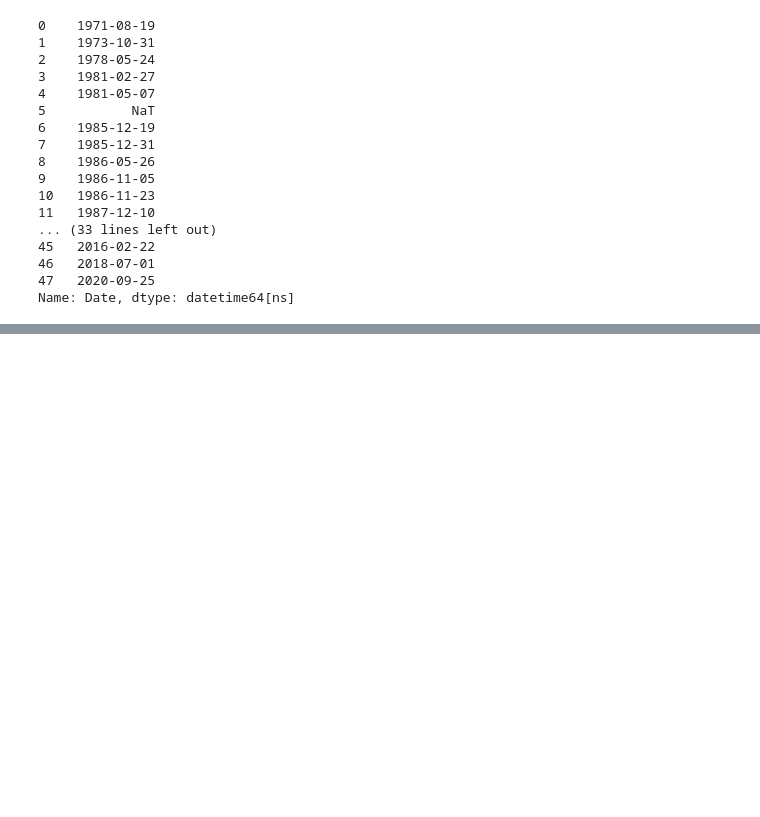
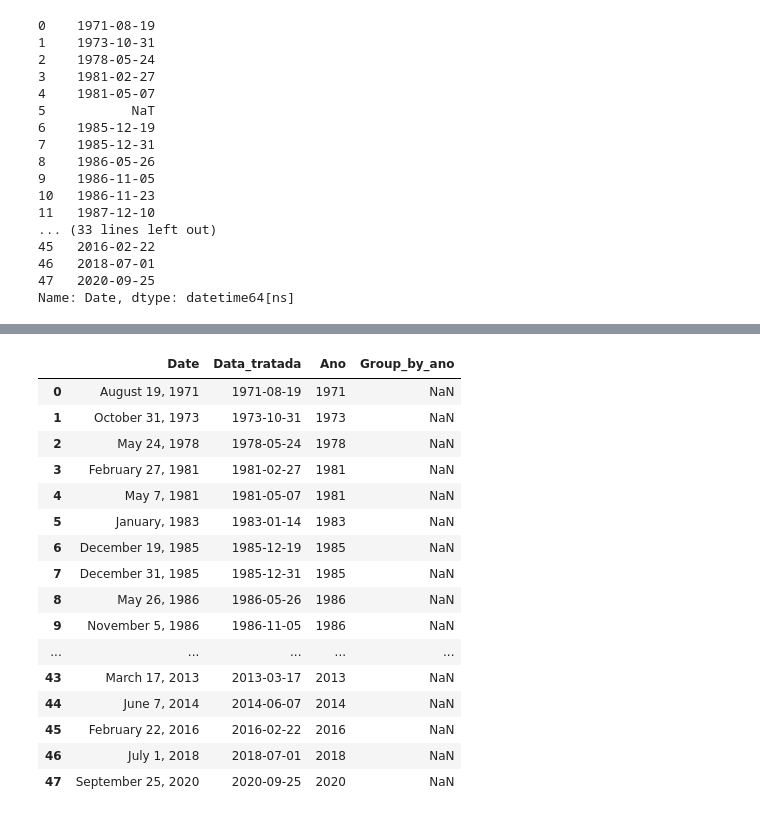
Before and after one commit to scarletjulia/prison_break_project, a Jupyter notebook: Projeto_Prison_Break.ipynb, the cells around one changed output, grey strips where cells are left out. Cells and saved outputs as stored; diff of their text form; code cells hidden in the pictures; blank space fills up the shorter version.

```diff
--- a/Projeto_Prison_Break.ipynb
+++ b/Projeto_Prison_Break.ipynb
@@ -251,0 +486,20 @@ TypeError: to_datetime() got an unexpected keyword argument 'sep'
+# %%
+coluna_date_df.drop(columns=['Group_by'])
+# %% [output]
+|  | Date | Data_tratada | Ano | Group_by_ano |
+| 0 | August 19, 1971 | 1971-08-19 | 1971 | NaN |
+| 1 | October 31, 1973 | 1973-10-31 | 1973 | NaN |
+| 2 | May 24, 1978 | 1978-05-24 | 1978 | NaN |
+| 3 | February 27, 1981 | 1981-02-27 | 1981 | NaN |
+| 4 | May 7, 1981 | 1981-05-07 | 1981 | NaN |
+| 5 | January, 1983 | 1983-01-14 | 1983 | NaN |
+| 6 | December 19, 1985 | 1985-12-19 | 1985 | NaN |
+| 7 | December 31, 1985 | 1985-12-31 | 1985 | NaN |
+| 8 | May 26, 1986 | 1986-05-26 | 1986 | NaN |
+| 9 | November 5, 1986 | 1986-11-05 | 1986 | NaN |
+| ... | ... | ... | ... | ... |
+| 43 | March 17, 2013 | 2013-03-17 | 2013 | NaN |
+| 44 | June 7, 2014 | 2014-06-07 | 2014 | NaN |
+| 45 | February 22, 2016 | 2016-02-22 | 2016 | NaN |
+| 46 | July 1, 2018 | 2018-07-01 | 2018 | NaN |
+| 47 | September 25, 2020 | 2020-09-25 | 2020 | NaN |
```
Also changed, not shown: parts of 29 cells of this notebook.
